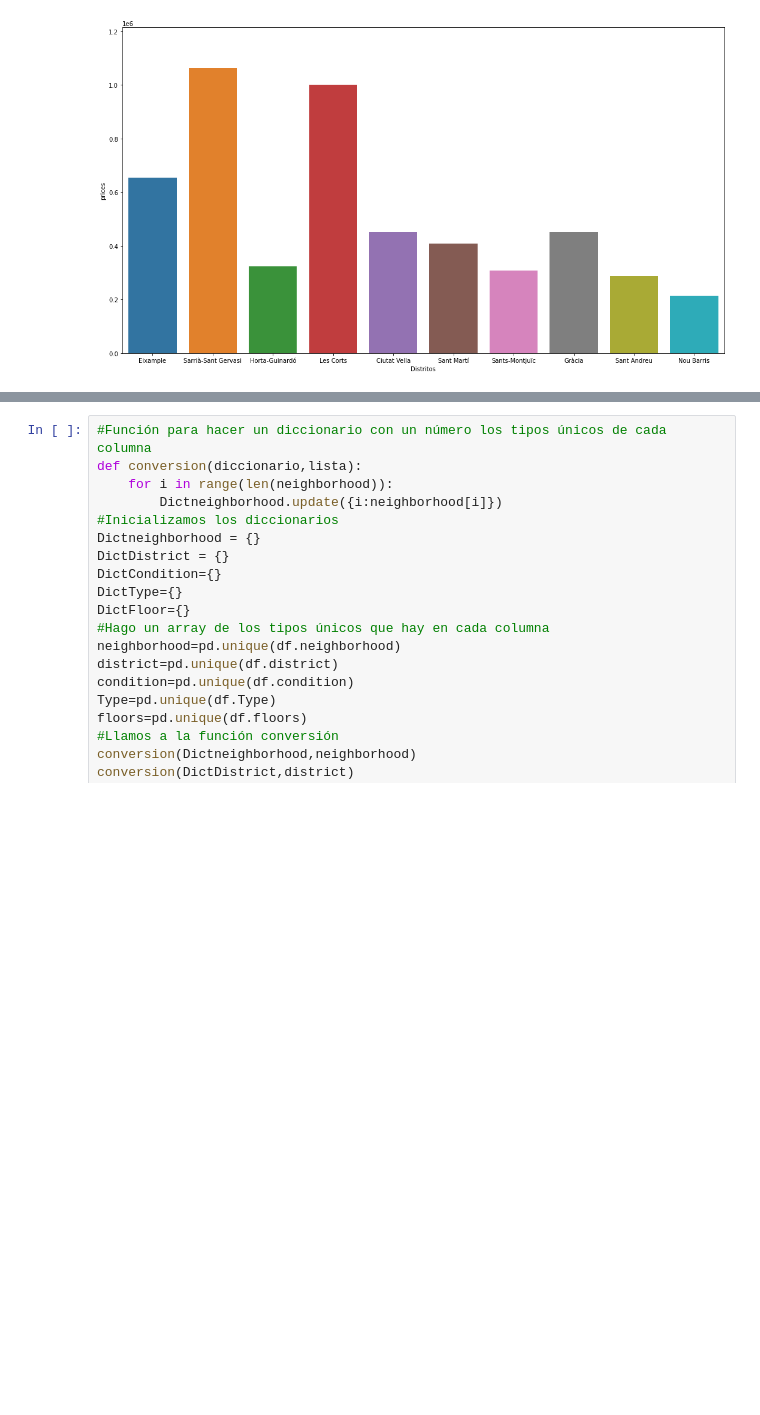
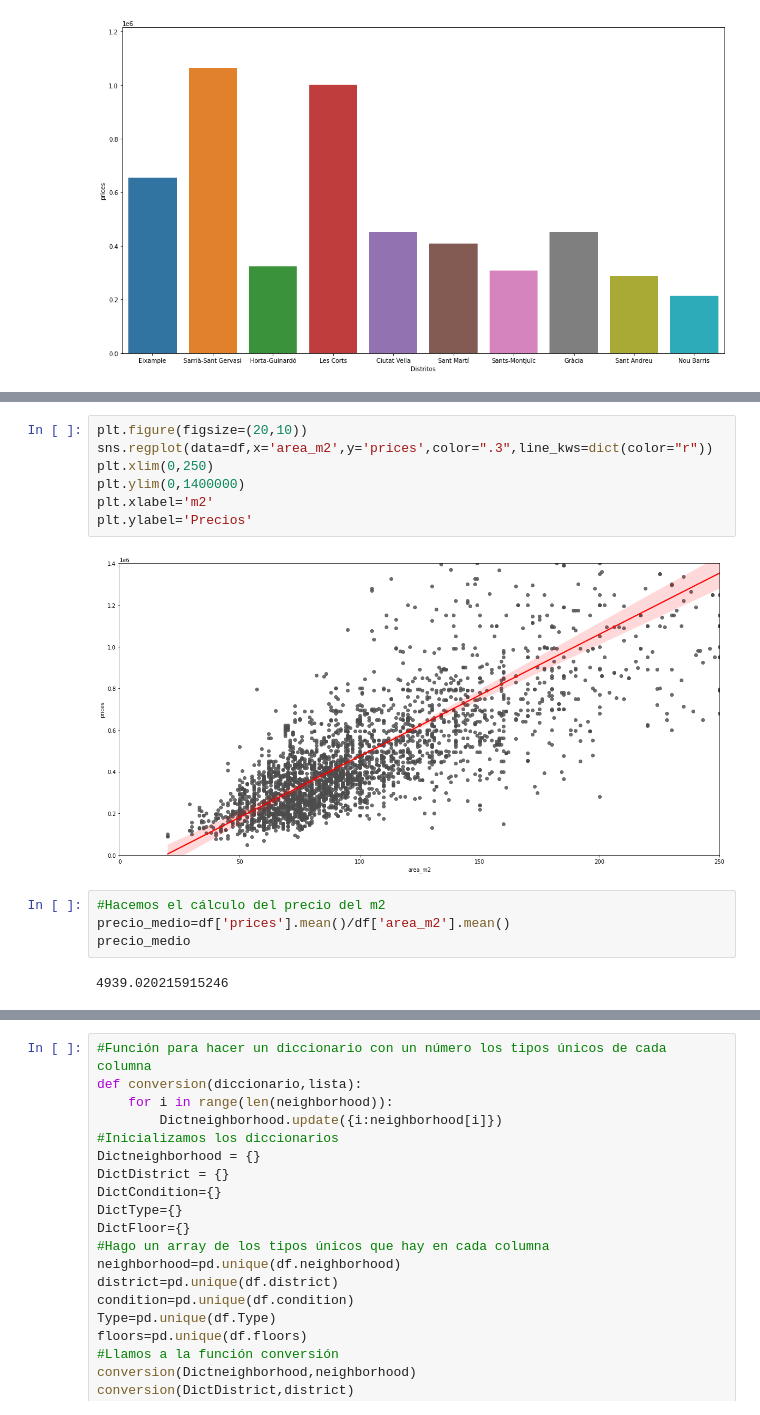
Before and after one commit to Fio-Deca/Vivienda_BCN, a Jupyter notebook: Casa_Barcelona_Estimacion.ipynb, the cells around one changed output, grey strips where cells are left out. Saved outputs shown, nothing was run; the diff lists cells and outputs as text; blank space fills up the shorter version.

Commit message:
Precio por m2

```diff
--- a/Casa_Barcelona_Estimacion.ipynb
+++ b/Casa_Barcelona_Estimacion.ipynb
@@ -45,0 +57,15 @@ Text(0.5, 0, 'Distritos')
+# %%
+plt.figure(figsize=(20,10))
+sns.regplot(data=df,x='area_m2',y='prices',color=".3",line_kws=dict(color="r"))
+plt.xlim(0,250)
+plt.ylim(0,1400000)
+plt.xlabel='m2'
+plt.ylabel='Precios'
+# %% [output]
+[figure, added]
+# %%
+#Hacemos el cálculo del precio del m2
+precio_medio=df['prices'].mean()/df['area_m2'].mean()
+precio_medio
+# %% [output]
+4939.020215915246
```
Also changed, not shown: parts of 9 cells of this notebook.
